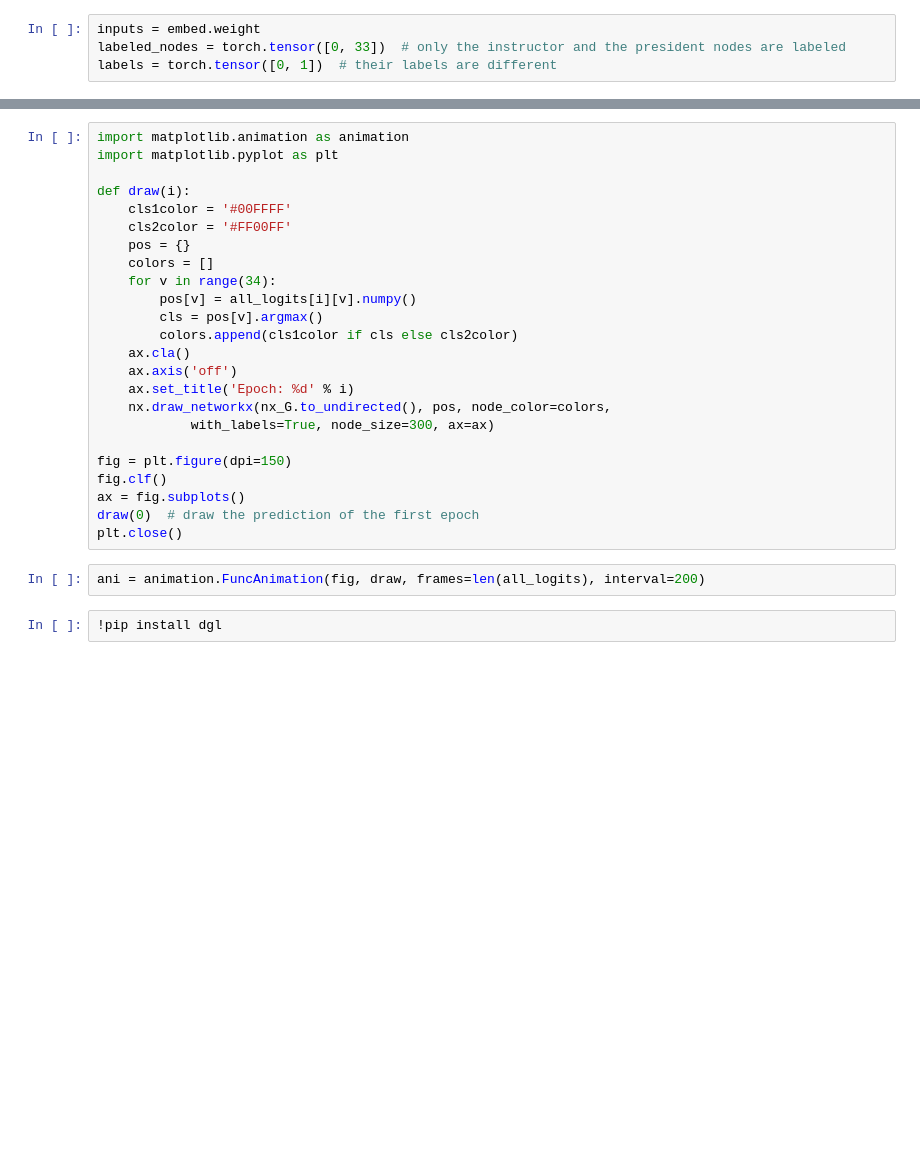
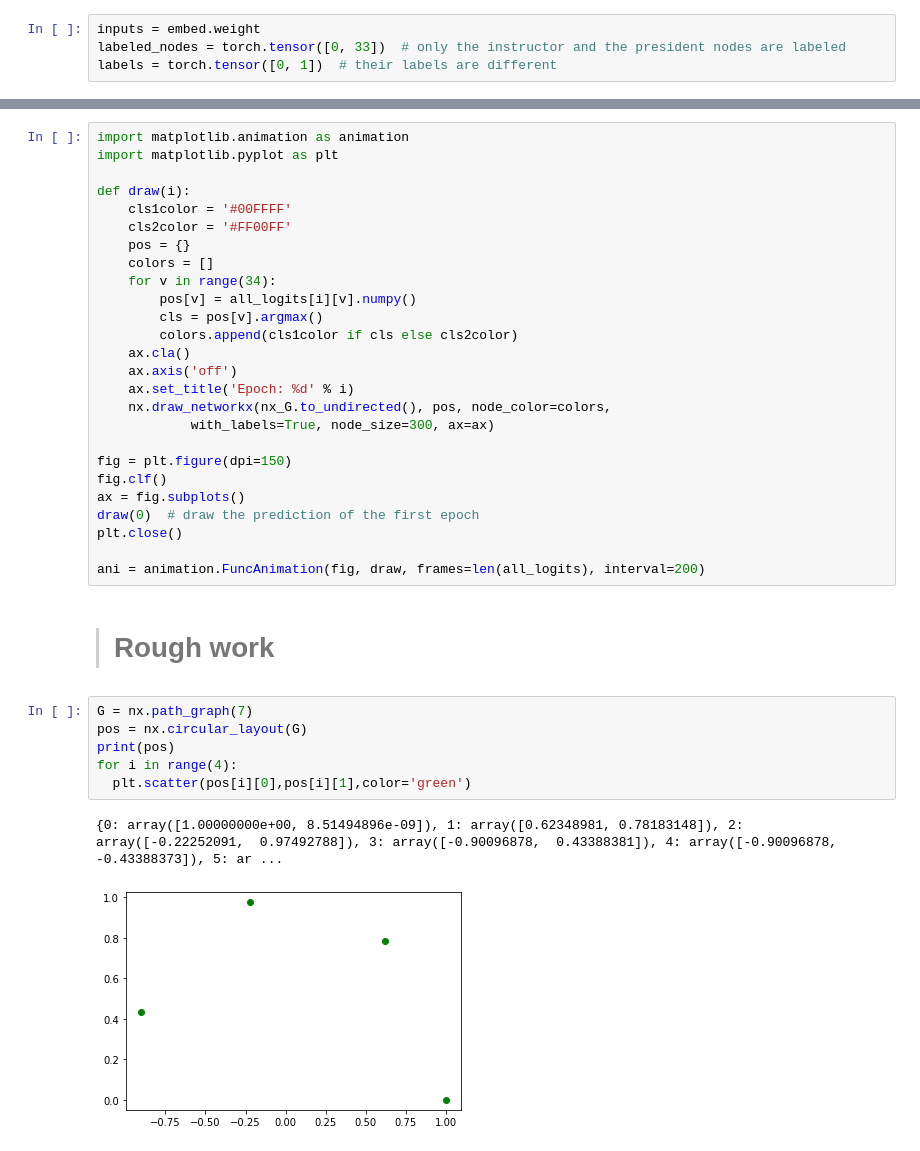
Before and after one commit to Le-Triumvirat/CADS-Internship, a Jupyter notebook: Anomaly_detection_in_financial_services_using_knowledge_graphs_and_machine_learning.ipynb, the cells around one changed output, grey strips where cells are left out. Drawn from its saved outputs; the diff is of its cells as text; blank space fills up the shorter version.

Commit message:
Rough work

```diff
--- a/Anomaly_detection_in_financial_services_using_knowledge_graphs_and_machine_learning.ipynb
+++ b/Anomaly_detection_in_financial_services_using_knowledge_graphs_and_machine_learning.ipynb
@@ -151,7 +159,16 @@ fig.clf()
 ax = fig.subplots()
 draw(0)  # draw the prediction of the first epoch
 plt.close()
+
+ani = animation.FuncAnimation(fig, draw, frames=len(all_logits), interval=200)
-# %%
-ani = animation.FuncAnimation(fig, draw, frames=len(all_logits), interval=200)
-# %%
-!pip install dgl
+# %% [markdown]
+> # Rough work
+# %%
+G = nx.path_graph(7)
+pos = nx.circular_layout(G)
+print(pos)
+for i in range(4):
+  plt.scatter(pos[i][0],pos[i][1],color='green')
+# %% [output]
+{0: array([1.00000000e+00, 8.51494896e-09]), 1: array([0.62348981, 0.78183148]), 2: array([-0.22252091,  0.97492788]), 3: array([-0.90096878,  0.43388381]), 4: array([-0.90096878, -0.43388373]), 5: ar ...
+[figure, added]
```
Also changed, not shown: parts of 16 cells of this notebook.
